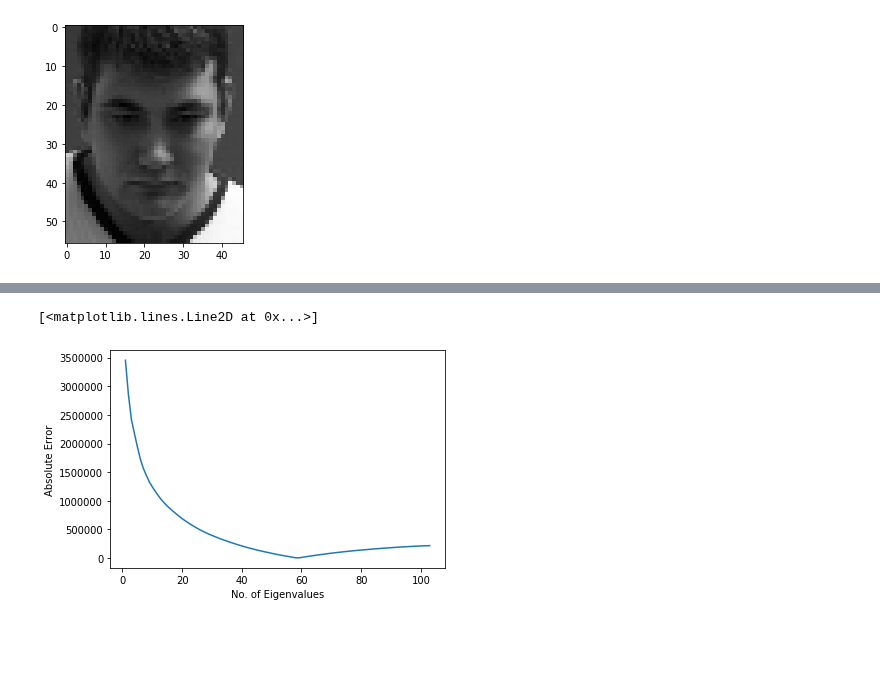
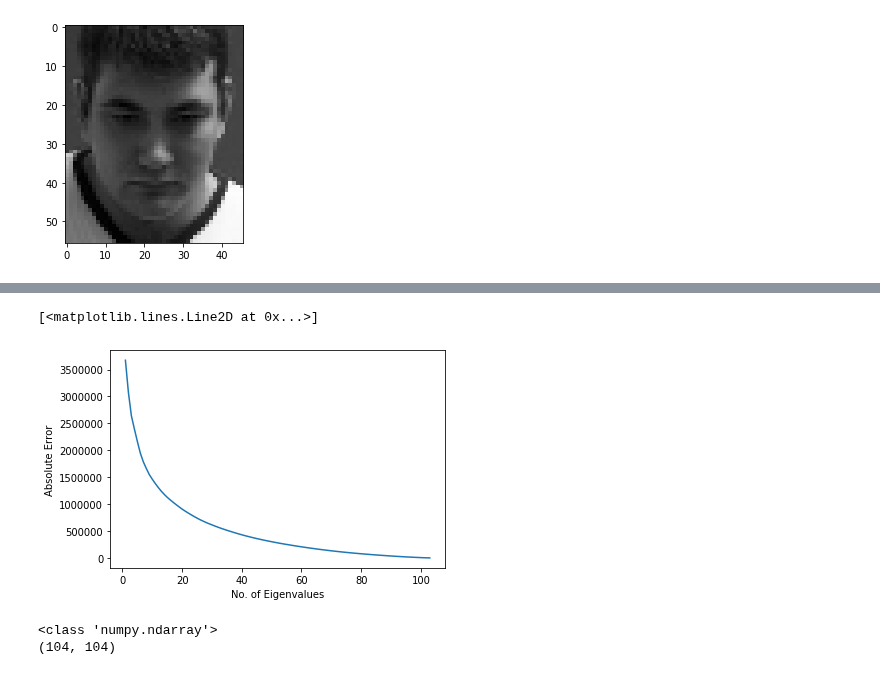
Before and after one commit to pedromonteiro18/Pattern_Recognition, a Jupyter notebook: Coursework.ipynb, the cells around one changed output, grey strips where cells are left out. Saved outputs shown, nothing was run; the diff lists cells and outputs as text; code cells hidden in the pictures; blank space fills up the shorter version.

```diff
--- a/Coursework.ipynb
+++ b/Coursework.ipynb
@@ -196,16 +197,54 @@ print(Wn.shape)
 # %%
 # Calculating the reconstruction error for dataset 1
 x = []
 y = []
 for M in range(1,N):
-  Meigvals_new, Meigvecs_new = eigh(S1, eigvals=(N-M, N-1))
+  Meigvals_new, Meigvecs_new = eigh(S, eigvals=(N-M, N-1))
   J = np.absolute(np.sum(Meigvals)-np.sum(Meigvals_new))
   x.append(M)
   y.append(J)
 
 plt.xlabel('No. of Eigenvalues')
 plt.ylabel('Absolute Error')
 plt.plot(x,y)
 # %% [output]
 [<matplotlib.lines.Line2D at 0x...>]
-[figure, old version]
+[figure, new version]
+# %%
+#Incremental PCA
+S_1 = S
+print(type(S))
+# avg_1 = avg_1
+N_1 = N
+Sbatch = [None]*4
+
+# Assuming the first batch has been carried out (in the cells above)
+# The following loop incrementally adds new data batches to calculate S_3
+for batch in range(1, 3):
+  A[batch] = np.empty([0,2576])
+  avg_2 = np.mean(train_data[batch], axis = 0)
+
+  for i in range(len(train_data[batch])):
+    app = np.array([train_data[batch][i] - avg])
+    newA = np.append(A[batch], app, axis = 0)
+    A[batch] = newA
+
+  N_2 = len(A[batch])
+  A[batch] = A[batch].T
+  Sbatch[batch] = np.dot(A[batch].T, A[batch])*1/len(train_data[batch])
+
+
+  # mu_3 = (N1*mu_1 + N2*mu2)/N3
+  S_2 = Sbatch[batch]
+  N_3 = N_1 + N_2
+  avg_3 = (N_1*avg_1 + N_2*avg_2)/N_3
+
+  S_3 = (N_1/N_3)*S_1 + (N_2/N_3)*S_2 + ((N_1*N_2)/(N_3**2))*np.dot((avg_1-avg_2),(avg_1-avg_2).T)
+  S_1 = S_3
+  N_1 = N_3
+  avg_1 = avg_3
+
+print(S_3.shape)
+# %% [output]
+<class 'numpy.ndarray'>
+(104, 104)
```
Also changed, not shown: parts of 3 cells of this notebook.
